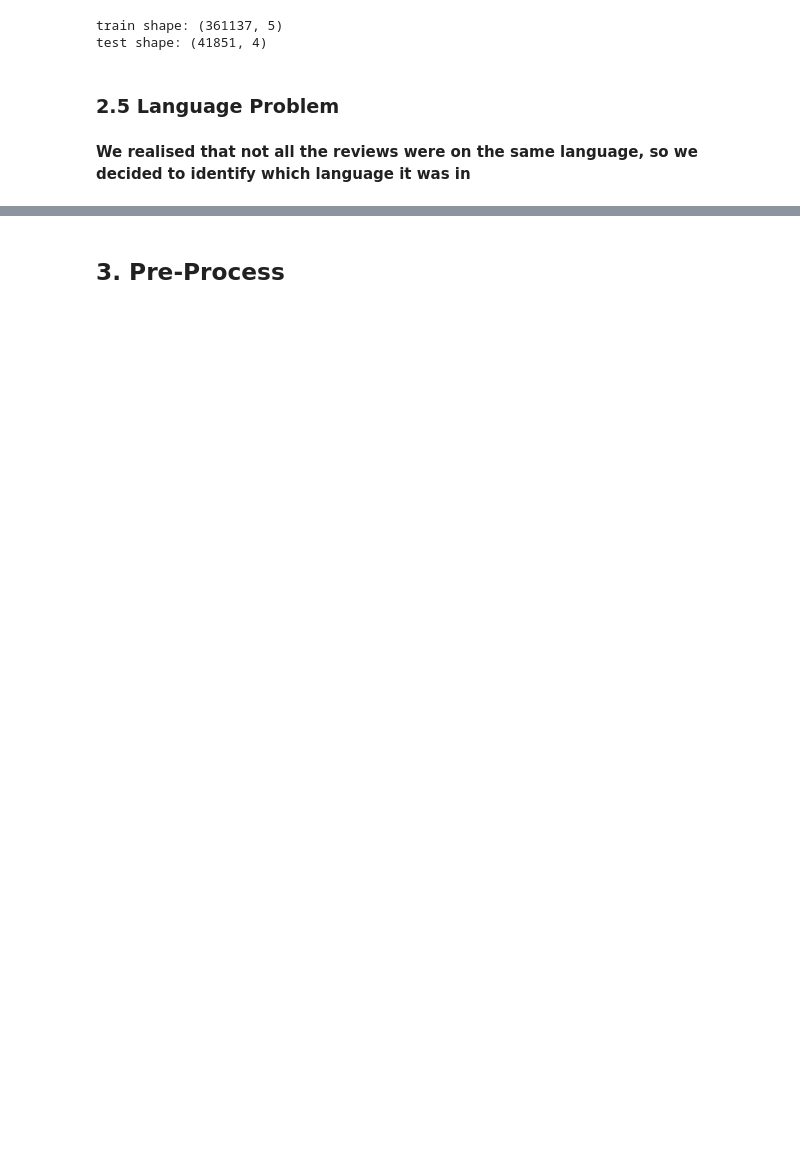
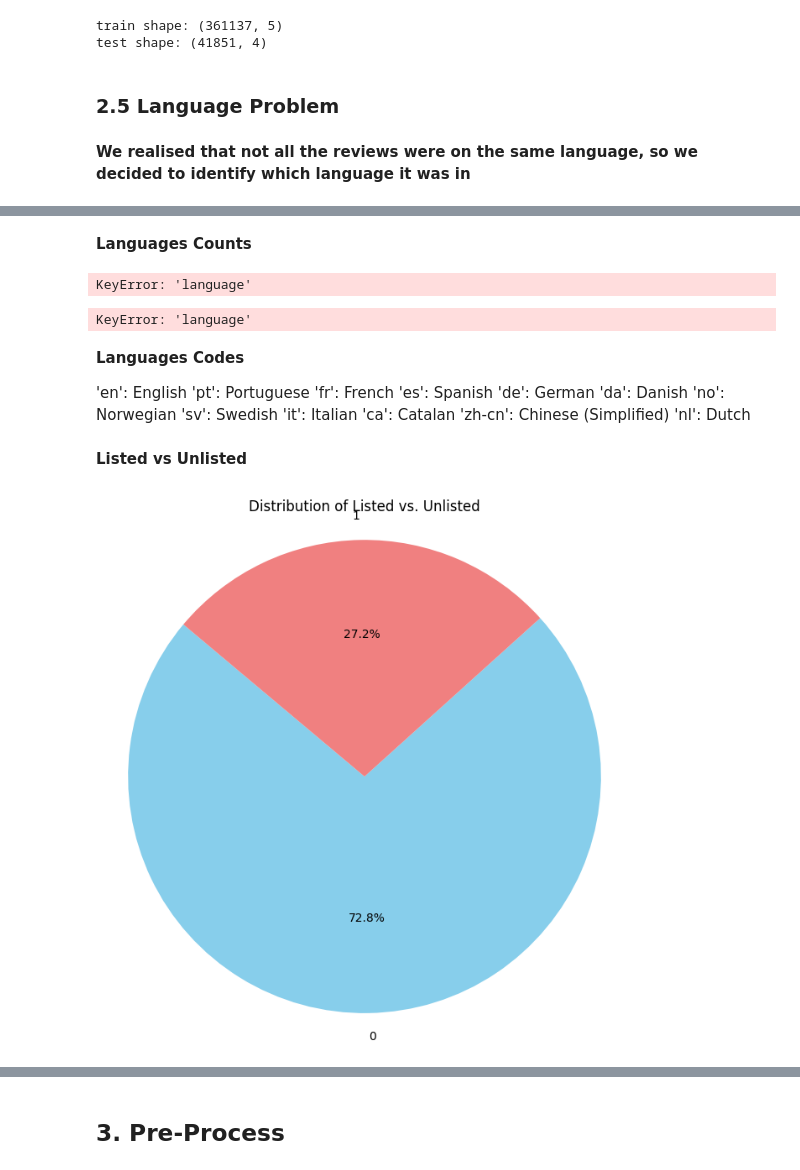
Before and after one commit to beatrizdsantosss/Text-mining-project-, a Jupyter notebook: Cleaned_Notebook.ipynb, the cells around one changed output, grey strips where cells are left out. Saved outputs shown, nothing was run; the diff lists cells and outputs as text; code cells hidden in the pictures; blank space fills up the shorter version.

```diff
--- a/Cleaned_Notebook.ipynb
+++ b/Cleaned_Notebook.ipynb
@@ -282,0 +317,35 @@ test_merged["language"] = test_merged["description"].apply(detect_language)
+# %% [markdown]
+**Languages Counts**
+# %%
+language_counts = train_merged["language"].value_counts()
+
+plt.figure(figsize=(10, 6))
+sns.barplot(x=language_counts.index, y=language_counts.values, palette="viridis")
+plt.title("Language Distribution")
+plt.xlabel("Language")
+plt.ylabel("Count")
+plt.xticks(rotation=45)
+plt.show()
+# %% [output]
+KeyError: 'language'
+# %%
+train_merged["language"].unique()
+# %% [output]
+KeyError: 'language'
+# %% [markdown]
+**Languages Codes**
+
+'en': English 'pt': Portuguese 'fr': French 'es': Spanish 'de': German 'da': Danish 'no': Norwegian 'sv': Swedish 'it': Italian 'ca': Catalan 'zh-cn': Chinese (Simplified) 'nl': Dutch
+# %% [markdown]
+**Listed vs Unlisted**
+# %%
+unlisted_counts = train['unlisted'].value_counts()
+
+# Plotting the pie chart for the 'unlisted' column
+plt.figure(figsize=(8, 8))
+plt.pie(unlisted_counts, labels=unlisted_counts.index, autopct='%1.1f%%', startangle=140, colors=['skyblue', 'lightcoral'])
+plt.title('Distribution of Listed vs. Unlisted')
+plt.axis('equal')
+plt.show()
+# %% [output]
+[figure, added]
```
Also changed, not shown: parts of 21 cells of this notebook.
